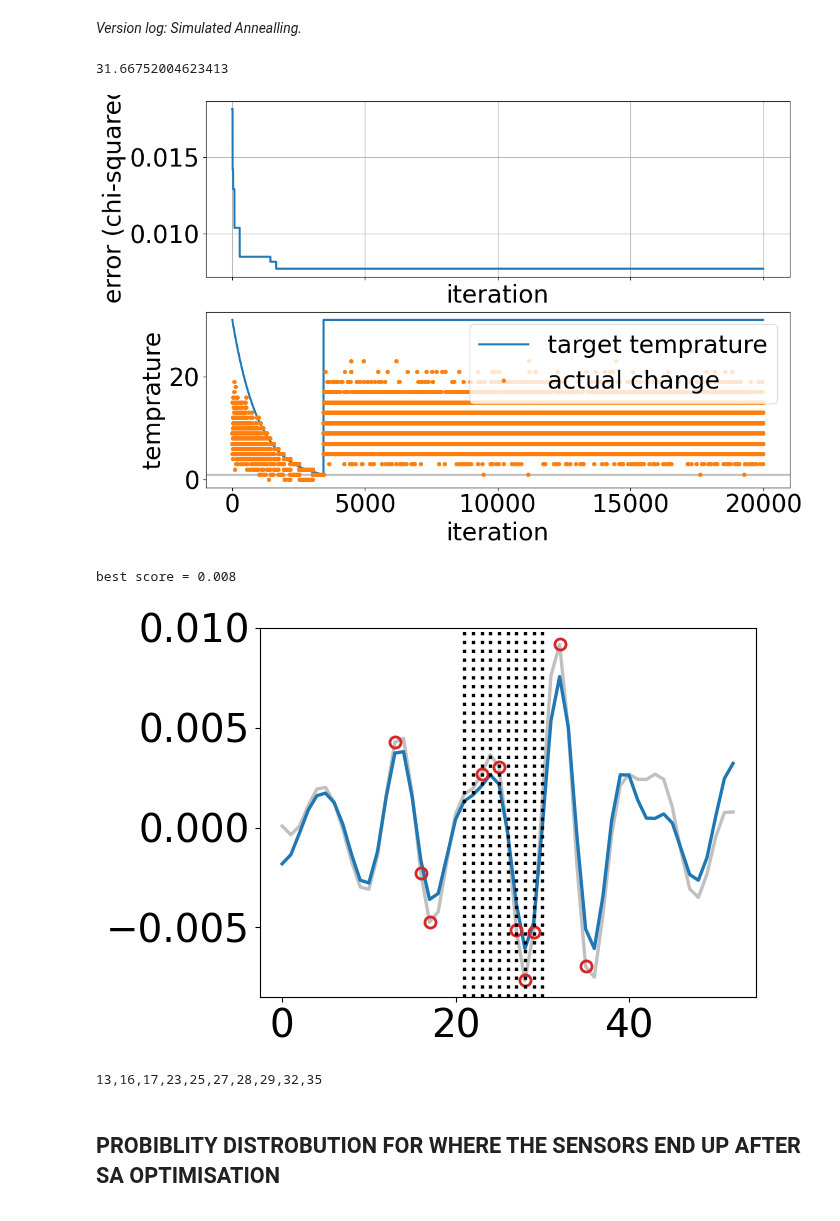
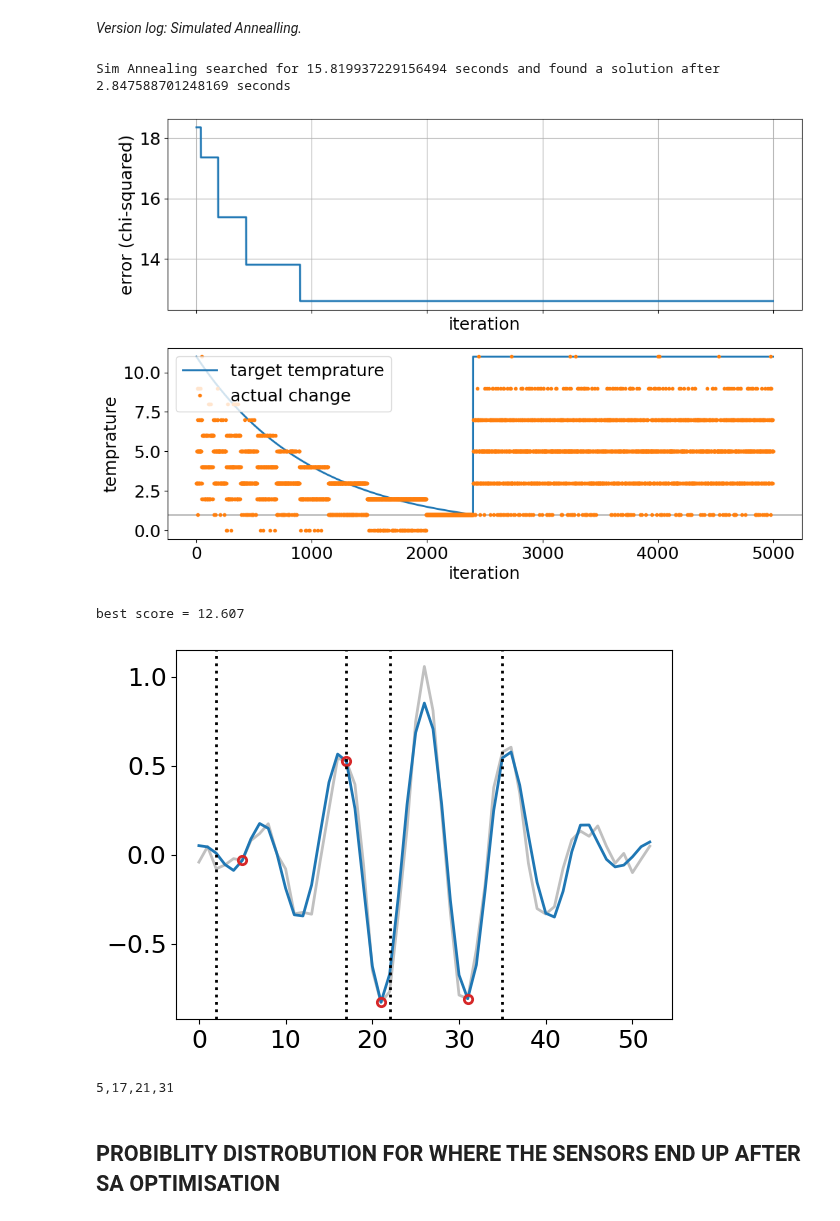
Before and after one commit to Jammi-Dodgers/THz-Compressed-Sensing, a Jupyter notebook: CS_simulated_annealing.ipynb, the cells around one changed output. Drawn from its saved outputs; the diff is of its cells as text; code cells hidden in the pictures.

```diff
--- a/CS_simulated_annealing.ipynb
+++ b/CS_simulated_annealing.ipynb
@@ -7,28 +7,23 @@ import CS_functions as cs
 from tqdm import tqdm
 from matplotlib import pyplot as plt
 
-plt.rcParams.update({'font.size':28, 'lines.markersize': 8.0, 'lines.linewidth': 2.4, 'figure.facecolor': 'none', 'axes.facecolor': 'white'})
+plt.rcParams.update({'font.size':18, 'lines.markersize': 6.0, 'lines.linewidth': 2.0, 'figure.facecolor': 'none', 'axes.facecolor': 'white'})
 np.set_printoptions(threshold=sys.maxsize)
 # %%
-#file_number = 15
-#file_name = "1dmockanderrors{:d}".format(file_number)
-file_name = "240802134128_altered1d"
+file_number = 25
+file_name = "1dmockanderrors{:d}".format(file_number)
 file_type = ".csv"
 
-training_interferograms, training_uncertainty = cs.open_dataset(file_name, ".csv")
+target, target_err = cs.open_dataset(file_name, ".csv")
 optlocs_file = "data\\" + file_name +"_optlocs.csv"
-
-#training_dataset = 3
-#training_interferograms, training_uncertainty = cs.open_training_dataset(training_dataset)
-#optlocs_file = "data\\training_set{0:d}_optlocs.csv".format(training_dataset)
 # %%
-reduced_points = 10
-max_temp = 31
+reduced_points = 4
+max_temp = 11
 regularization_coeffient = 1e-3 # DECREASE FOR COMPLEX IMAGES (up to 1e-7 (floating point error?)) INCREASE FOR SIMPLE IMAGES (up to 1e-2)
 min_seperation= 1
-iterations= 20000
+iterations= 5000
 cooling= 0.999
-subsampling_method= "centered"
+subsampling_method= "random"
 # %%
 #########INITAILISATION##########
 
@@ -36,10 +31,10 @@ start_time = time.time()
 
 temps = []
 scores = np.array([])
-total_points = training_interferograms.shape[-1]
+total_points = target.shape[-1]
 detectors = cs.subsample_1d(total_points, reduced_points, subsampling_method)
 initialisation_detectors = np.copy(detectors)
-score = new_score = cs.evaluate_score(detectors, training_interferograms, training_uncertainty, regularization_coeffient= regularization_coeffient)
+score = new_score = cs.evaluate_score(detectors, target, target_err, regularization_coeffient= regularization_coeffient)
 target_temp = max_temp
 improvement = True
 
@@ -71,12 +66,13 @@ for n in tqdm(range(iterations)):
             pass
 
     temps = temps + [[target_temp, np.linalg.norm(new_detectors -detectors, ord= 1)]] #L1 norm represents the number of times that the detectors were moved
-    new_score = cs.evaluate_score(new_detectors, training_interferograms, training_uncertainty, regularization_coeffient)
+    new_score = cs.evaluate_score(new_detectors, target, target_err, regularization_coeffient)
 
     if new_score < score:
         detectors = new_detectors
         score = new_score
         improvement = True
+        best_iteration = n
 
     if target_temp <= 1: #When cold, stop optimising and start exploring new possiblities.
         target_temp = max_temp
@@ -88,11 +84,10 @@ for n in tqdm(range(iterations)):
 
 temps = np.array(temps).T
 
-end_time = time.time()
-
-print(end_time - start_time)
+runtime = time.time() -start_time
+print(f"Sim Annealing searched for {runtime} seconds and found a solution after {runtime *best_iteration/iterations} seconds")
 # %% [output]
-31.66752004623413
+Sim Annealing searched for 15.819937229156494 seconds and found a solution after 2.847588701248169 seconds
 # %%
 fig, axs = plt.subplots(2,1, sharex= True, figsize= (12,8))
 
@@ -110,26 +105,26 @@ plt.show()
 
 print("best score = {:.3f}".format(score))
 # %% [output]
-[figure, old version]
+[figure, new version]
-best score = 0.008
+best score = 12.607
 # %%
-samples = np.full_like(training_interferograms, np.nan)
-samples[detectors] = training_interferograms[detectors]
+samples = np.full_like(target, np.nan)
+samples[detectors] = target[detectors]
 result = cs.compressed_sensing(samples, regularization_coeffient)
 
-plt.plot(training_interferograms, color= "silver")
+plt.plot(target, color= "silver")
 plt.plot(result)
 plt.plot(samples, marker= "o", linestyle= "none", markeredgecolor= "tab:red", markerfacecolor= "none", markeredgewidth= 2)
 plt.vlines(initialisation_detectors, ymin= 0, ymax= 1, linestyle= ":", color= "k", transform= plt.gca().get_xaxis_transform())
 plt.show()
 # %% [output]
-[figure, old version]
+[figure, new version]
 # %%
 cs.append_array_to_csv(detectors, optlocs_file)
 
 print(*detectors, sep= ",")
 # %% [output]
-13,16,17,23,25,27,28,29,32,35
+5,17,21,31
 # %% [markdown]
 ## PROBIBLITY DISTROBUTION FOR WHERE THE SENSORS END UP AFTER SA OPTIMISATION
 # %%
```
Also changed, not shown: parts of 2 cells of this notebook, 10 other files.
